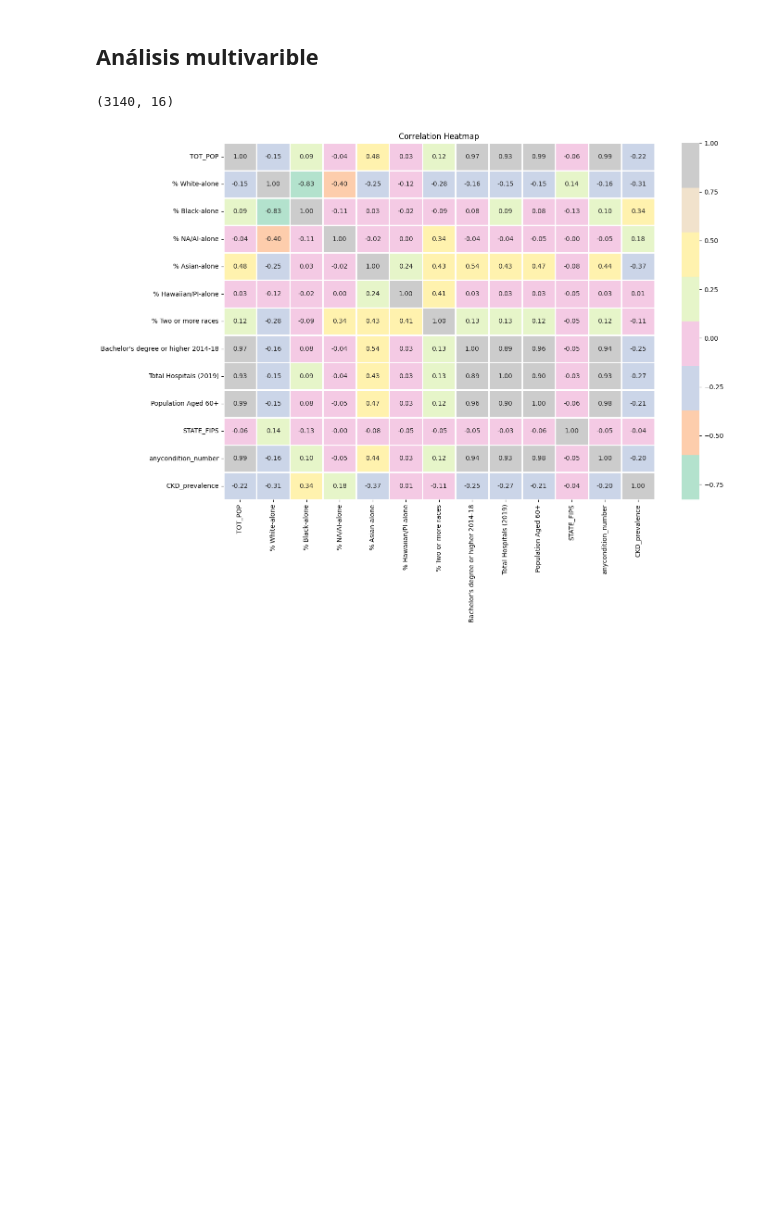
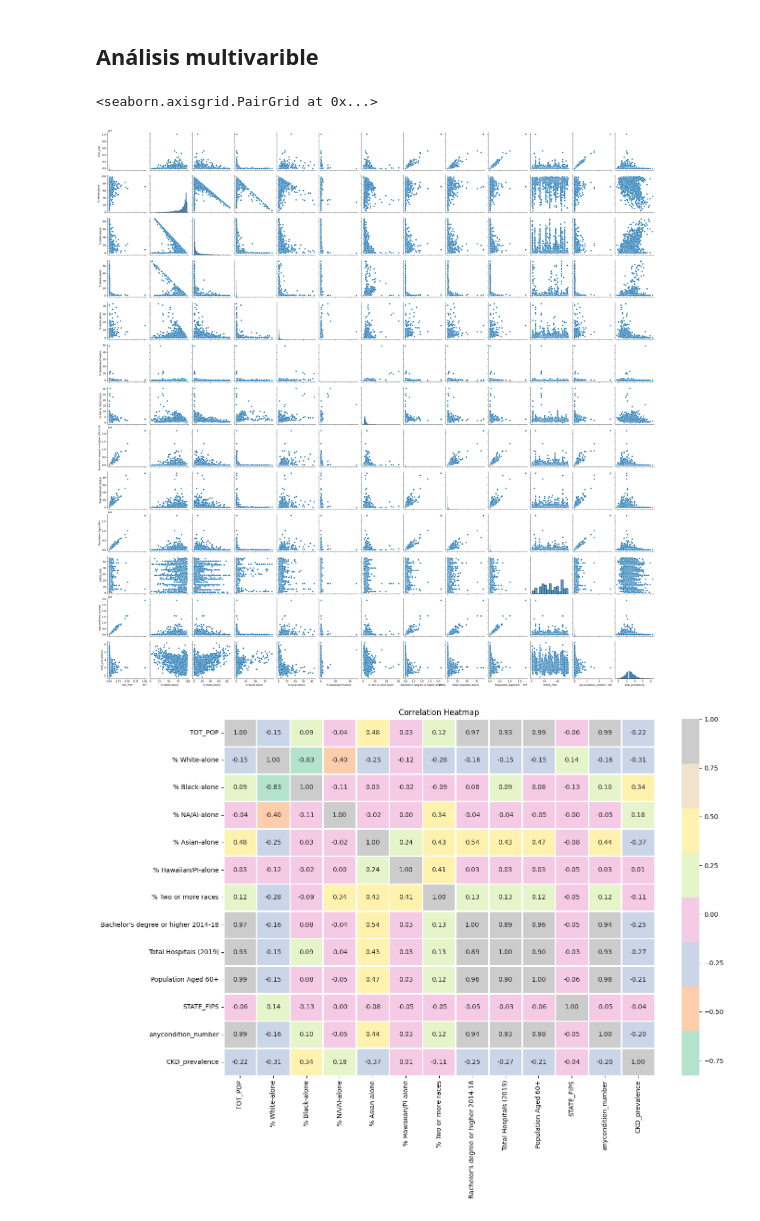
Before and after one commit to Bere333/regularized_linear_regression, a Jupyter notebook: src/regularized_linear_regression.ipynb, the cells around one changed output. Saved outputs shown, nothing was run; the diff lists cells and outputs as text; code cells hidden in the pictures; blank space fills up the shorter version.

Commit message:
added pairplot

```diff
--- a/src/regularized_linear_regression.ipynb
+++ b/src/regularized_linear_regression.ipynb
@@ -206,11 +206,10 @@ plt.show()
 # %%
 import seaborn as sns
 
-#sns.pairplot(df)
+sns.pairplot(df)
+# %% [output]
+<seaborn.axisgrid.PairGrid at 0x...>
+[figure, added]
-# %%
-normalized_data.shape
-# %% [output]
-(3140, 16)
 # %%
 # Esta parte corresponde a visualizar la correlación entre las variables.
 plt.figure(figsize=(15, 10))
```
